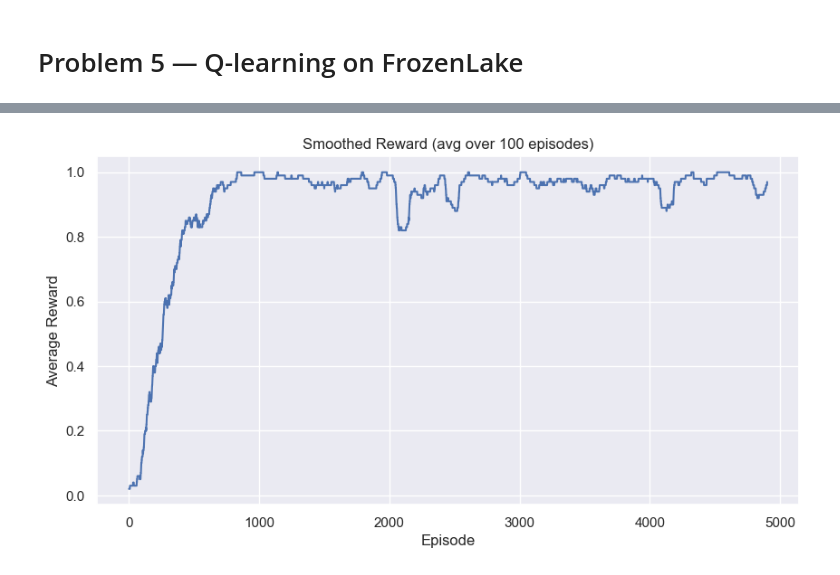
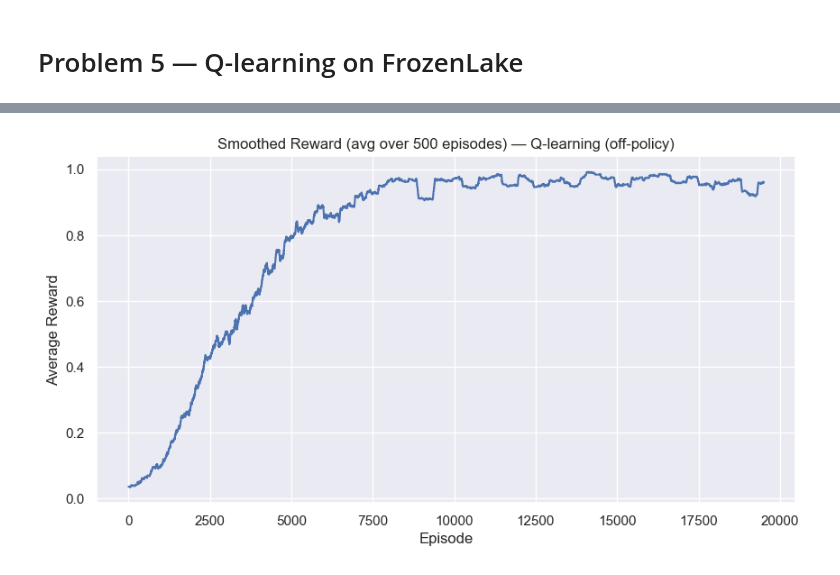
Before and after one commit to PetterRamstad/Final-Group-Project-ACIT4610, a Jupyter notebook: Final_Group_Project_ACIT4610.ipynb, the cells around one changed output, grey strips where cells are left out. Saved outputs shown, nothing was run; the diff lists cells and outputs as text; code cells hidden in the pictures.

```diff
--- a/Final_Group_Project_ACIT4610.ipynb
+++ b/Final_Group_Project_ACIT4610.ipynb
@@ -1,6 +1,11 @@
 # %% [markdown]
 # Problem 5 — Q-learning on FrozenLake
 # %%
+# =====================================
+# Problem 5 – Q-learning & SARSA on FrozenLake
+# Automatic: Q-learning (4x4) / SARSA (8x8)
+# =====================================
+
 import gymnasium as gym
 import numpy as np
 import random
@@ -10,19 +15,19 @@ import seaborn as sns
 # --- Configuration ---
 CONFIG = {
     'env_name': 'FrozenLake-v1',
-    'map_name': '4x4',            # Change to '8x8' for a harder map
-    'is_slippery': True,          # Set to False for deterministic map
-    'alpha': 0.3,                 # Learning rate
-    'gamma': 0.99,                # Discount factor
-    'epsilon': 1.0,               # Starting exploration rate
+    'map_name': '4x4',             # '4x4' → Q-learning, '8x8' → SARSA
+    'is_slippery': True,           # Keep True for challenge
+    'alpha': 0.3,                  # Learning rate
+    'gamma': 0.99,                 # Discount factor
+    'epsilon': 1.0,                # Starting exploration rate
     'epsilon_min': 0.01,
-    'epsilon_decay': 0.995,
-    'episodes': 5000,             # Training episodes
-    'max_steps': 100,             # Max steps per episode
+    'epsilon_decay': 0.9995,       # slower decay for large maps
+    'episodes': 20000,             # more episodes for 8x8
+    'max_steps': 200,              # allow more steps per episode
     'seed': 42
 }
 
-# --- Set seeds for reproducibility ---
+# --- Set seeds ---
 np.random.seed(CONFIG['seed'])
 random.seed(CONFIG['seed'])
 
@@ -48,8 +53,7 @@ class QLearningAgent:
     def choose_action(self, state):
         if random.random() < self.epsilon:
             return random.randint(0, self.n_actions - 1)
-        else:
-            return np.argmax(self.Q[state])
+        return np.argmax(self.Q[state])
 
     def update(self, s, a, r, s_next, done):
         best_next = np.max(self.Q[s_next])
@@ -59,12 +63,27 @@ class QLearningAgent:
     def decay_epsilon(self):
         self.epsilon = max(self.epsilon_min, self.epsilon * self.epsilon_decay)
 
-agent = QLearningAgent(
-    n_states, n_actions,
-    CONFIG['alpha'], CONFIG['gamma'],
-    CONFIG['epsilon'], CONFIG['epsilon_min'],
-    CONFIG['epsilon_decay']
-)
+# --- SARSA Agent (on-policy) ---
+class SARSAAgent(QLearningAgent):
+    def update(self, s, a, r, s_next, done, a_next):
+        target = r + (0 if done else self.gamma * self.Q[s_next, a_next])
+        self.Q[s, a] += self.alpha * (target - self.Q[s, a])
+
+# --- Select algorithm ---
+if CONFIG['map_name'] == '8x8':
+    agent = SARSAAgent(n_states, n_actions,
+                       CONFIG['alpha'], CONFIG['gamma'],
+                       CONFIG['epsilon'], CONFIG['epsilon_min'],
+                       CONFIG['epsilon_decay'])
+    algo_name = "SARSA (on-policy)"
+else:
+    agent = QLearningAgent(n_states, n_actions,
+                           CONFIG['alpha'], CONFIG['gamma'],
+                           CONFIG['epsilon'], CONFIG['epsilon_min'],
+                           CONFIG['epsilon_decay'])
+    algo_name = "Q-learning (off-policy)"
+
+print(f"Using algorithm: {algo_name}")
 
 # --- Training Loop ---
 rewards_per_episode = []
@@ -74,10 +93,24 @@ for episode in range(CONFIG['episodes']):
     state, _ = env.reset(seed=CONFIG['seed'])
     total_reward = 0
 
+    # choose first action (SARSA needs it)
+    action = agent.choose_action(state)
+
     for step in range(CONFIG['max_steps']):
-        action = agent.choose_action(state)
         next_state, reward, done, truncated, _ = env.step(action)
-        agent.update(state, action, reward, next_state, done)
+
+        # Reward shaping (helps learning in 8x8)
+        if CONFIG['map_name'] == '8x8' and reward == 0 and not done:
+            reward = -0.01
+
+        if isinstance(agent, SARSAAgent):
+            next_action = agent.choose_action(next_state)
+            agent.update(state, action, reward, next_state, done, next_action)
+            action = next_action
+        else:
+            agent.update(state, action, reward, next_state, done)
+            action = agent.choose_action(next_state)
+
         state = next_state
         total_reward += reward
         if done or truncated:
@@ -87,18 +120,17 @@ for episode in range(CONFIG['episodes']):
     rewards_per_episode.append(total_reward)
     epsilons.append(agent.epsilon)
 
-    # --- Live feedback every 100 episodes ---
-    if (episode + 1) % 100 == 0:
-        avg = np.mean(rewards_per_episode[-100:])
-        print(f"Episode {episode + 1}/{CONFIG['episodes']} | "
-              f"Last100 avg: {avg:.3f} | "
-              f"Epsilon: {agent.epsilon:.3f} | "
-              f"Max Q: {agent.Q.max():.2f}")
+    # --- Live feedback ---
+    if (episode + 1) % 500 == 0:
+        avg = np.mean(rewards_per_episode[-500:])
+        print(f"Ep {episode + 1}/{CONFIG['episodes']} | "
+              f"Last500 avg: {avg:.3f} | "
+              f"Eps: {agent.epsilon:.3f} | MaxQ: {agent.Q.max():.2f}")
 
 print("\nTraining completed ✅")
 
-# --- Quick Evaluation (greedy policy) ---
-n_eval_episodes = 100
+# --- Evaluation (greedy policy) ---
+n_eval_episodes = 200
 successes = 0
 steps_list = []
 
@@ -115,22 +147,22 @@ for _ in range(n_eval_episodes):
             break
 
 success_rate = successes / n_eval_episodes
-print(f"Evaluation over {n_eval_episodes} episodes:")
+print(f"Evaluation over {n_eval_episodes} episodes ({algo_name}):")
 print(f"  Success rate: {success_rate*100:.1f}%")
 print(f"  Avg steps (successful episodes): {np.mean(steps_list) if steps_list else 0:.2f}")
 
-# --- Inspect learned Q-table ---
+# --- Inspect learned Q-values ---
 print("\nSample Q-values (first 10 states):")
 print(agent.Q[:10])
 
 # --- Plot learning progress ---
 sns.set(style="darkgrid")
-window = 100
+window = 500
 smoothed_rewards = np.convolve(rewards_per_episode, np.ones(window)/window, mode='valid')
 
 plt.figure(figsize=(10, 5))
 plt.plot(smoothed_rewards)
-plt.title("Smoothed Reward (avg over 100 episodes)")
+plt.title(f"Smoothed Reward (avg over {window} episodes) — {algo_name}")
 plt.xlabel("Episode")
 plt.ylabel("Average Reward")
 plt.show()
@@ -162 +194 @@ Episode 1100/5000 | Last100 avg: 1.000 | Epsilon: 0.010 | Max Q: 1.00
-[figure, old version]
+[figure, new version]
```
Also changed, not shown: parts of 1 cell of this notebook.
